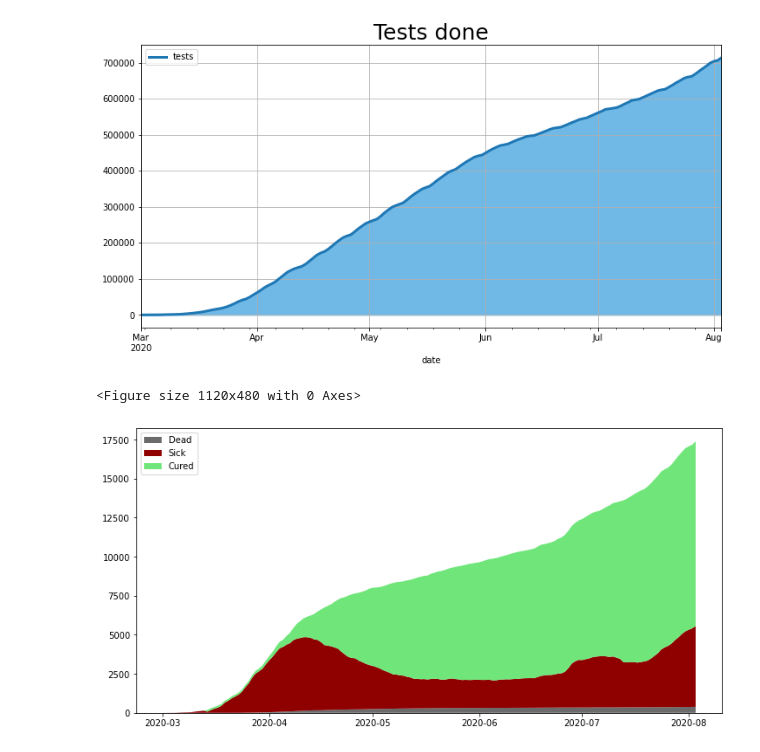
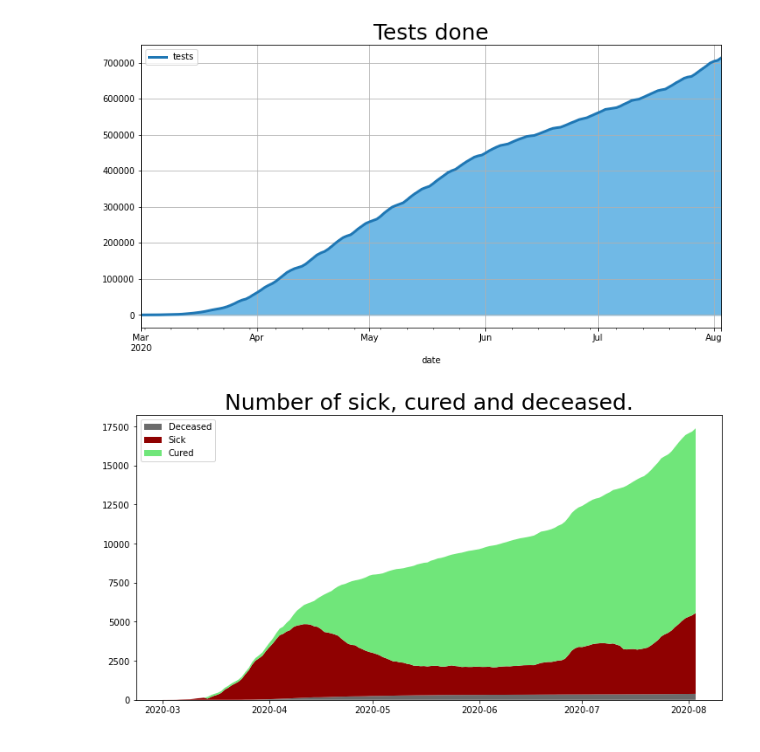
Before and after one commit to Gregofi/corona-czechia, a Jupyter notebook: corona.ipynb, the cells around one changed output. Cells and saved outputs as stored; diff of their text form; code cells hidden in the pictures.

Commit message:
Removed mplcursors which doesn't work and added title to one graph

```diff
--- a/corona.ipynb
+++ b/corona.ipynb
@@ -118,13 +119,10 @@ Text(0.5, 1.0, 'Tests done')
 [figure]
 # %%
 colors = ['#6b6b6b','#8f0101','#70e67a']
-from matplotlib.pyplot import figure
-figure(num=None, figsize=(14, 6), dpi=80)
 fig, ax = plt.subplots(figsize=(12,6))
-ax.stackplot(d, corona['deaths'], corona['positive_curr'], corona['cured'], labels=('Dead', 'Sick', 'Cured'), colors=colors)
+ax.stackplot(d, corona['deaths'], corona['positive_curr'], corona['cured'], labels=('Deceased', 'Sick', 'Cured'), colors=colors)
 ax.legend(loc='upper left')
-mplcursors.cursor(hover=True)
+ax.set_title('Number of sick, cured and deceased.', fontsize=25)
 plt.show()
 # %% [output]
-<Figure size 1120x480 with 0 Axes>
-[figure, old version]
+[figure, new version]
```
Also changed, not shown: parts of 2 cells of this notebook.
